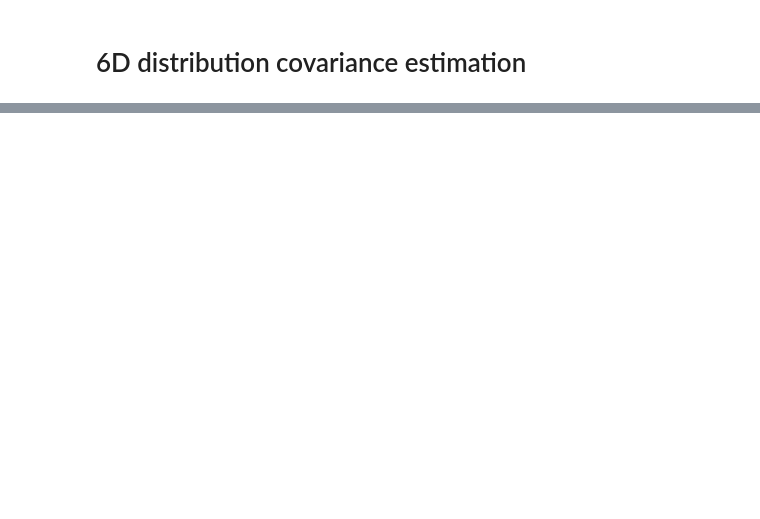
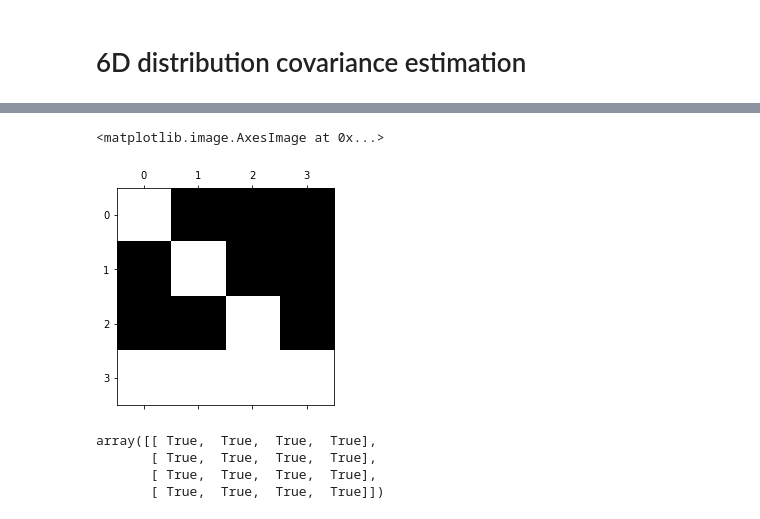
Before and after one commit to nosmokingsurfer/mrob_sandbox, a Jupyter notebook: truncated monte carlo.ipynb, the cells around one changed output, grey strips where cells are left out. Saved outputs shown, nothing was run; the diff lists cells and outputs as text; code cells hidden in the pictures; blank space fills up the shorter version.

```diff
--- a/truncated monte carlo.ipynb
+++ b/truncated monte carlo.ipynb
@@ -186,0 +295,5 @@ np.linalg.norm(covariance - covariance_1)
+# %%
+plt.spy(mrob.geometry.hat6(xi))
+# %% [output]
+<matplotlib.image.AxesImage at 0x...>
+[figure, added]
@@ -186,0 +303,7 @@ np.linalg.norm(covariance - covariance_1)
+# %%
+new_T.T() == T.T()
+# %% [output]
+array([[ True,  True,  True,  True],
+       [ True,  True,  True,  True],
+       [ True,  True,  True,  True],
+       [ True,  True,  True,  True]])
```
Also changed, not shown: parts of 15 cells of this notebook.
